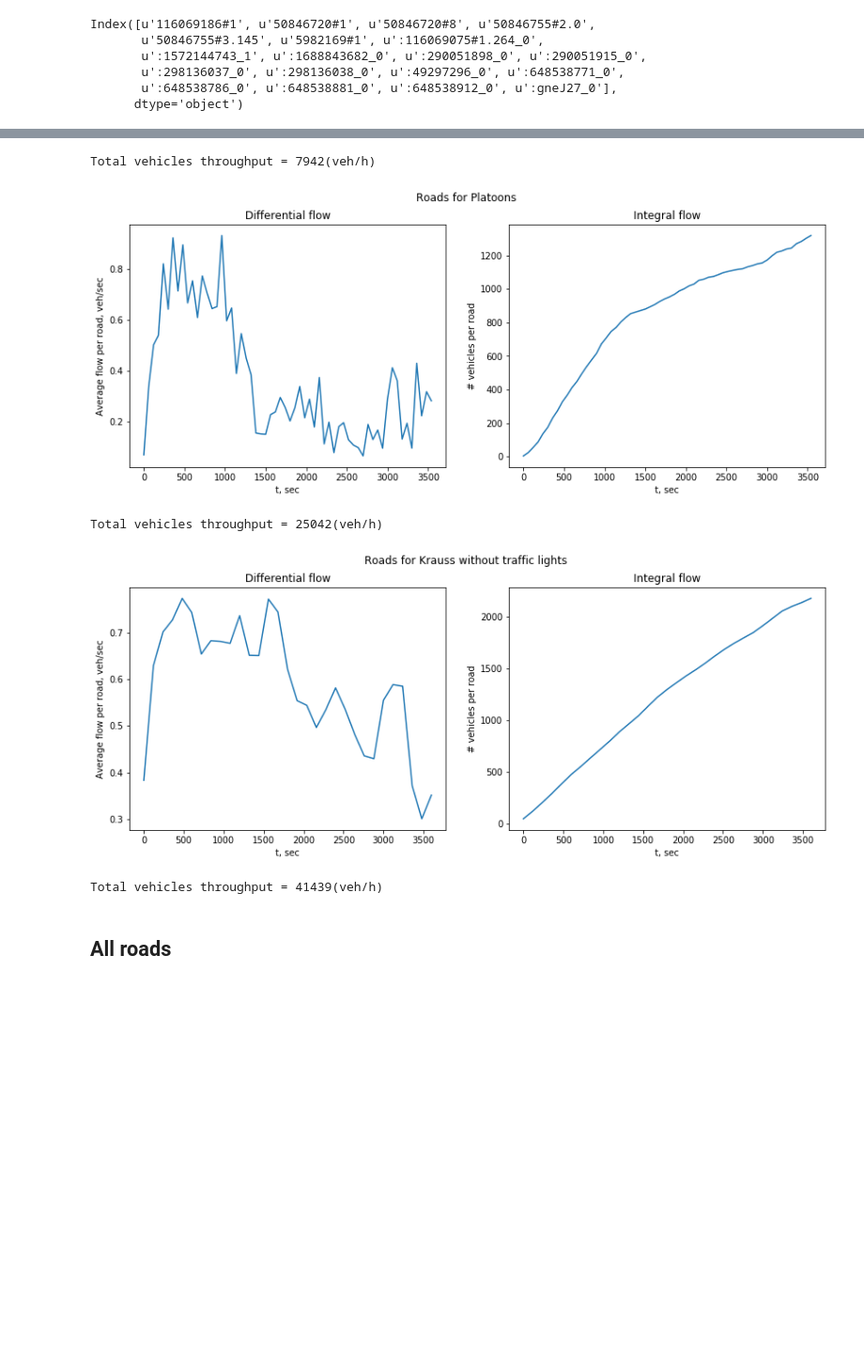
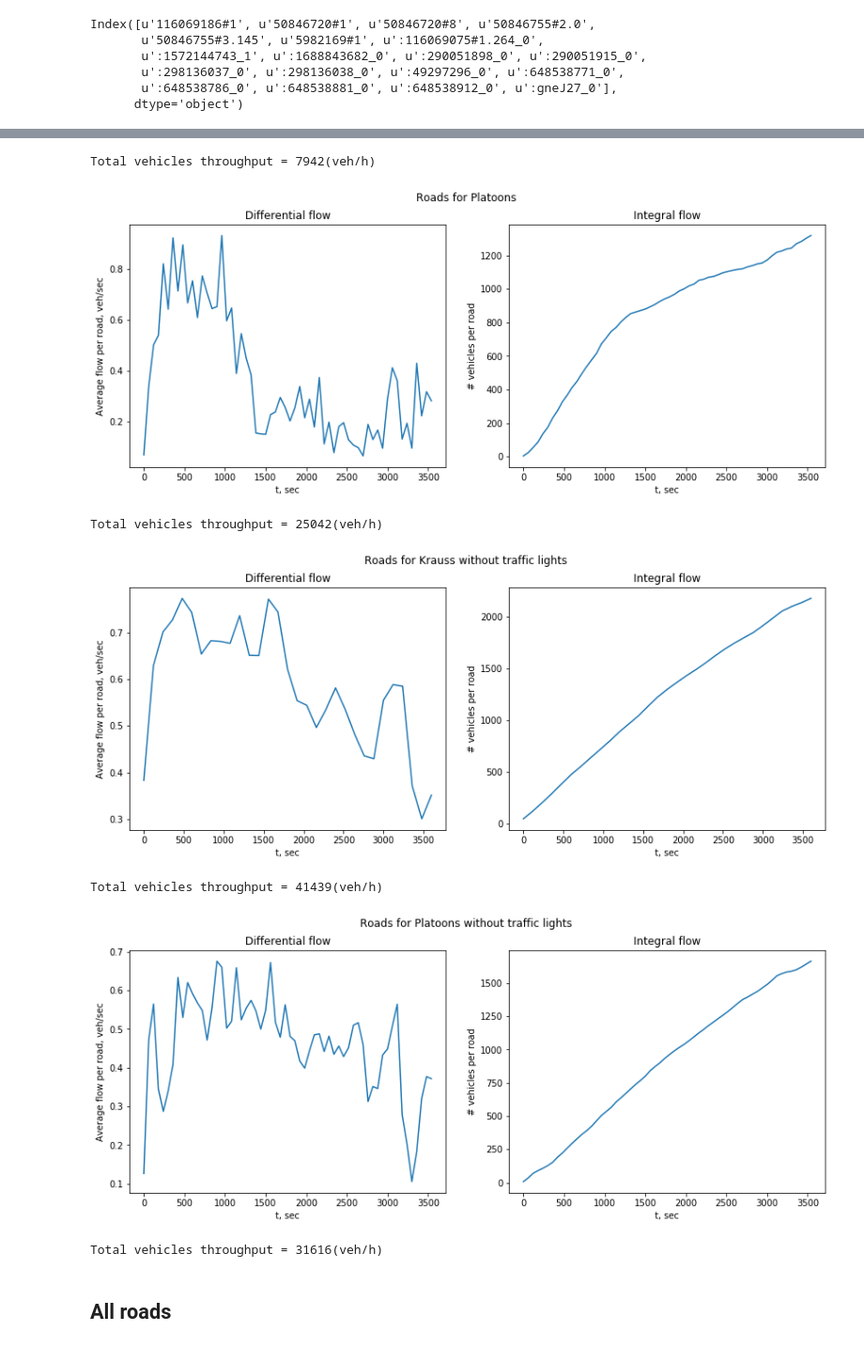
Before and after one commit to apoyezzhayev/FollowingLeaderModel, a Jupyter notebook: Fundamental_diagramm.ipynb, the cells around one changed output, grey strips where cells are left out. Shown at 94% size. Drawn from its saved outputs; the diff is of its cells as text; code cells hidden in the pictures; blank space fills up the shorter version.

```diff
--- a/Fundamental_diagramm.ipynb
+++ b/Fundamental_diagramm.ipynb
@@ -465,20 +468,23 @@ Index([u'116069186#1', u'50846720#1', u'50846720#8', u'50846755#2.0',
 # %%
 # Only top loaded roads for comparison
 for d, name in zip([data_default_roads.loc[idx_for_comparsion],
                     data_gm_roads.loc[idx_for_comparsion],
                     data_platoons_roads.loc[idx_for_comparsion],
-                    data_default_wo_tl_roads.loc[idx_for_comparsion]],
-                   ['Krauss', 'General Motors', 'Platoons', 'Krauss without traffic lights']):
+                    data_default_wo_tl_roads.loc[idx_for_comparsion],
+                    data_platoons_wo_tl_roads.loc[idx_for_comparsion]],
+                   ['Krauss', 'General Motors', 'Platoons', 'Krauss without traffic lights', 'Platoons without traffic lights']):
     plot_integral_throughput(d, model_name=name)
 # %% [output]
 [figure]
 Total vehicles throughput = 36176(veh/h)
 [figure]
 Total vehicles throughput = 7942(veh/h)
 [figure]
 Total vehicles throughput = 25042(veh/h)
 [figure]
 Total vehicles throughput = 41439(veh/h)
+[figure, added]
+Total vehicles throughput = 31616(veh/h)
 # %% [markdown]
 ## All roads
 # %%
```
Also changed, not shown: parts of 6 cells of this notebook.
